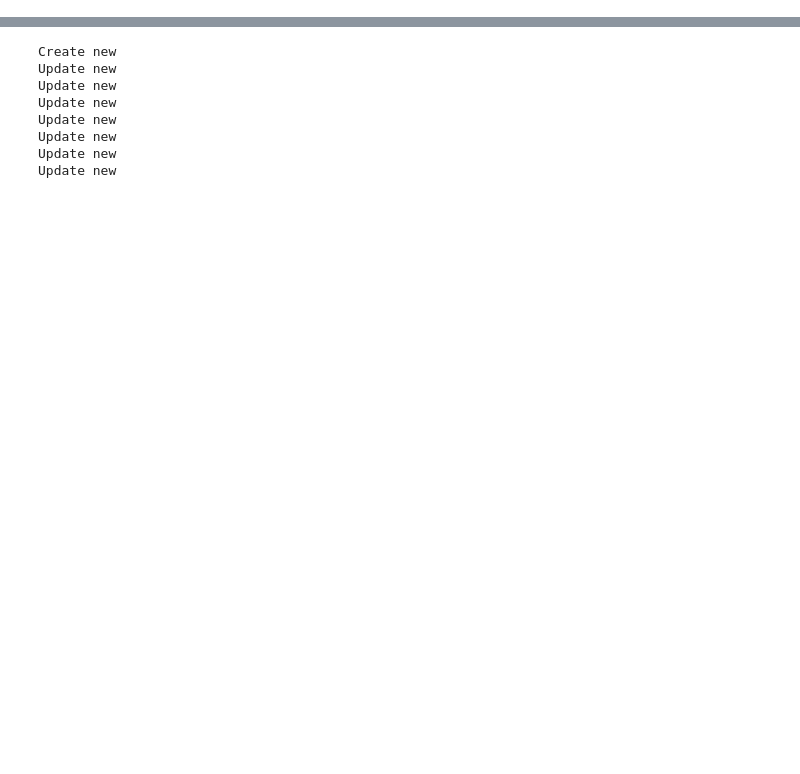
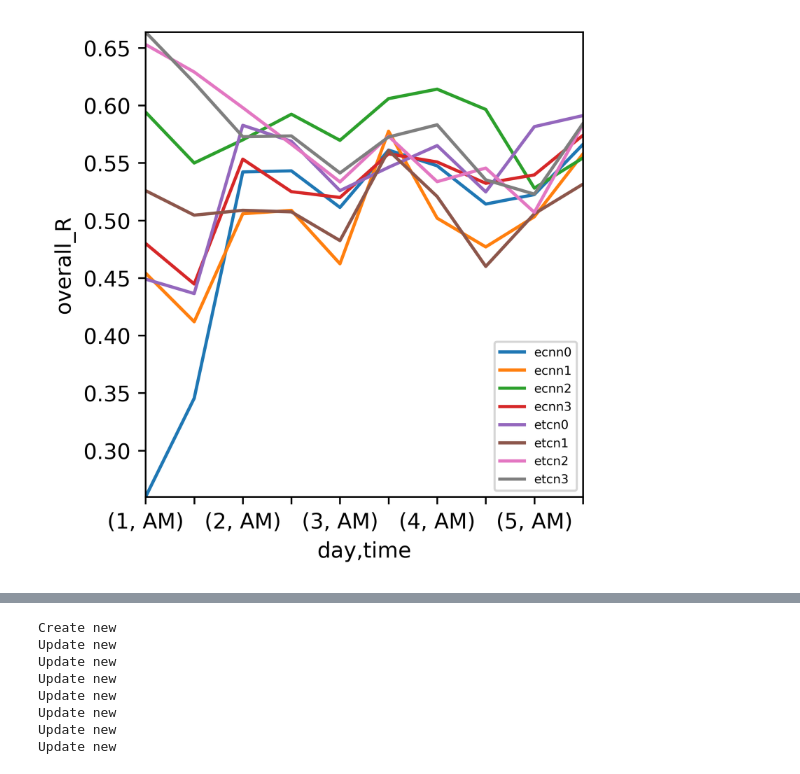
Before and after one commit to YuzhouLin/ECNN-NinaProDB6, a Jupyter notebook: analysis.ipynb, the cells around one changed output, grey strips where cells are left out. Drawn from its saved outputs; the diff is of its cells as text; code cells hidden in the pictures; blank space fills up the shorter version.

```diff
--- a/analysis.ipynb
+++ b/analysis.ipynb
@@ -8,0 +102,16 @@ import os
+# %%
+filename = './results/reliability_report.csv'
+models = ['ecnn0', 'ecnn1', 'ecnn2', 'ecnn3', 'etcn0', 'etcn1', 'etcn2', 'etcn3']
+
+for i in models:
+    df_new = get_R(model=i, sb=1)
+    if os.path.exists(filename):
+        print('Update new')
+        df = pd.read_csv(filename)
+        df = df.append(df_new, ignore_index=True)
+    else:
+        print('Create new')
+        df = df_new
+    df.to_csv(filename, index=False)
+
+df_R = pd.read_csv(filename)
@@ -8,0 +136,2 @@ import os
+# %%
+df_R_summary = df_R.groupby(by=['day', 'time','model']).mean().unstack()
@@ -8,0 +153,11 @@ import os
+# %%
+from matplotlib.ticker import MaxNLocator
+fig, ax = plt.subplots(1,1, figsize = (7.08/2, 7.08/2), constrained_layout=True,dpi=600)
+df_R_summary['overall'].plot(kind='line', ylabel='overall_R', ax=ax)
+ax.xaxis.set_major_locator(MaxNLocator(10))
+ax.autoscale(tight=True)
+#ax.xaxis.set_ticks([(1,2,3,4,5), ('AM','PM')])
+ax.legend(loc='best', fontsize='xx-small')
+plt.savefig("./results/line-reliability.png", format='png', bbox_inches='tight', dpi=600, pad_inches=0.0)
+# %% [output]
+[figure, added]
```
Also changed, not shown: parts of 12 cells of this notebook, 1 other file.
